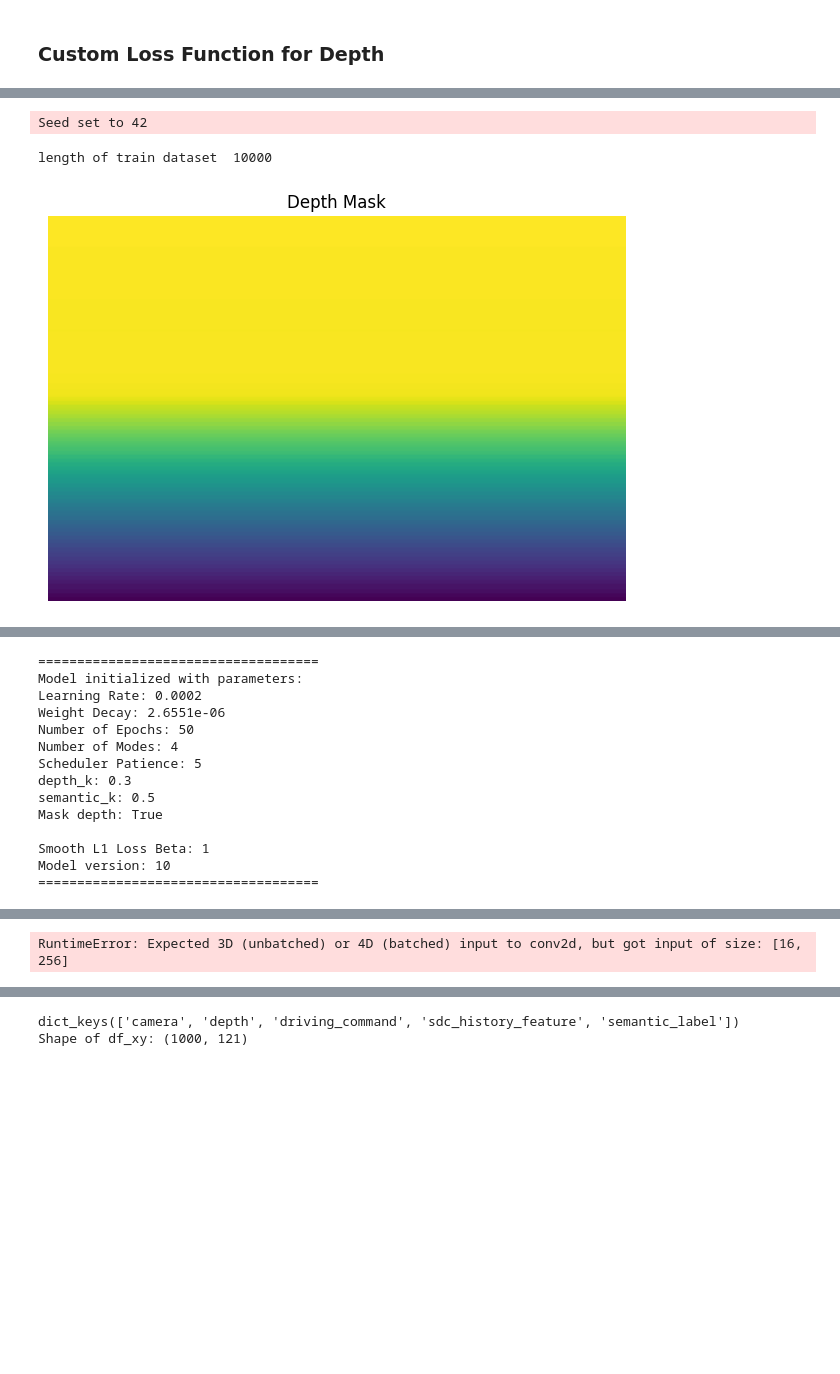
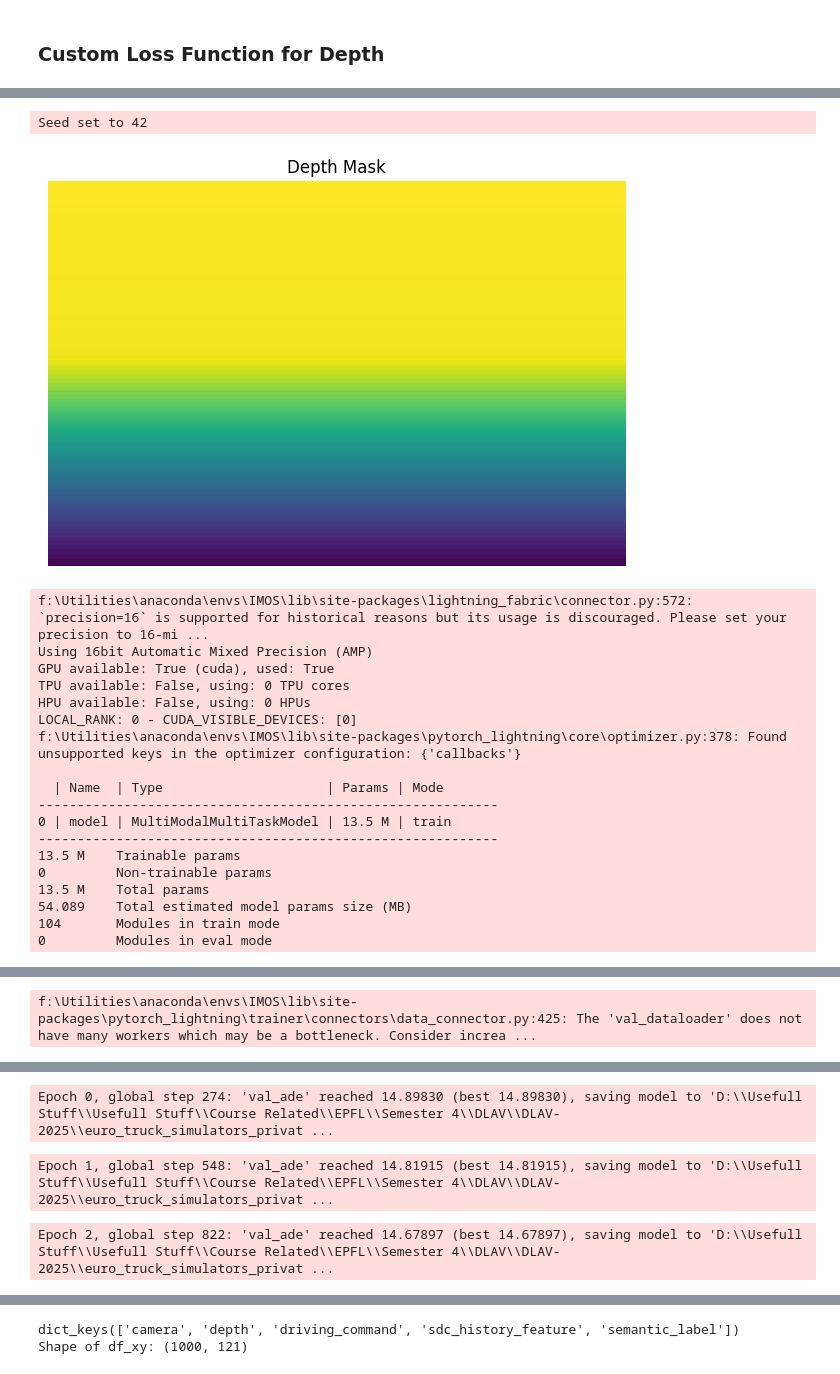
Before and after one commit to vita-student-projects/2025_euro_truck_simulators, a Jupyter notebook: project_phase2.ipynb, the cells around one changed output, grey strips where cells are left out. Drawn from its saved outputs; the diff is of its cells as text; code cells hidden in the pictures; blank space fills up the shorter version.

```diff
--- a/project_phase2.ipynb
+++ b/project_phase2.ipynb
@@ -225,14 +234,23 @@ class SharedEncoder(nn.Module):
         super().__init__()
         resnet = models.resnet18(weights=True)
         self.encoder = nn.Sequential(*list(resnet.children())[:-2])  # (B, 512, H/32, W/32)
-        self.visual_pool = nn.AdaptiveAvgPool2d((1, 1))  # Only for fusion
-        self.visual_fc = nn.Linear(512, 256)
+        self.visual_pool = nn.AdaptiveAvgPool2d((1, 1))  # For global features
+
+        # Add a proper feature reduction layer for the decoders
+        self.feature_reduction = nn.Conv2d(512, 256, kernel_size=1)
+        self.visual_fc = nn.Linear(512, 256)  # For trajectory prediction
 
     def forward(self, x):
         feat_map = self.encoder(x)  # (B, 512, H, W)
+
+        # Process feature map for decoders
+        reduced_feat_map = self.feature_reduction(feat_map)  # (B, 256, H, W)  # added this
+
+        # Global features for trajectory prediction
         pooled = self.visual_pool(feat_map).view(x.size(0), -1)  # (B, 512)
         pooled = self.visual_fc(pooled)  # (B, 256)
-        return feat_map, pooled
+
+        return reduced_feat_map, pooled
 
 
 class SemanticDecoder(nn.Module):
@@ -328,12 +346,14 @@ class MultiModalMultiTaskModel(nn.Module):
         # Encode image
         img_feat_map, img_feat_vector = self.image_encoder(img)
 
+        # Task-specific predictions
         depth_pred = self.depth_decoder(img_feat_map)
         semantic_pred_logits = self.semantic_decoder(img_feat_map)
 
         # Encode history
         hist_feat = self.hist_encoder(hist)
 
+        # Combine image and history features
         combined = torch.cat([img_feat_vector, hist_feat], dim=1)
 
         # Fusion layer
@@ -434,7 +454,7 @@ from pytorch_lightning import LightningModule
 
 class LightningDrivingPlanner(pl.LightningModule):
     def __init__(self, lr=1e-4, weight_decay=1e-4, epochs=50, scheduler_patience=5,
-                 max_pred_len=60, num_modes=4, curriculum_epochs=10, grad_clip=7.0, depth_mask=None, depth_k = 0.1, semantic_k = 0.1, beta=1
+                 max_pred_len=60, num_modes=6, curriculum_epochs=10, grad_clip=7.0, depth_mask=None, depth_k = 0.1, semantic_k = 0.1, beta=1
                  ):
         super().__init__()
         self.lr = lr
@@ -498,9 +518,6 @@ class LightningDrivingPlanner(pl.LightningModule):
         semantic_loss = nn.CrossEntropyLoss()(semantic_pred_logits, semantic_gt)
         # Combine losses with weighted sum
         loss =  self.depth_k * depth_loss + traj_loss + self.semantic_k * semantic_loss
-
-        # Gradient clipping
-        self.clip_gradients(self.trainer.optimizers[0], gradient_clip_val=self.grad_clip)
 
         # Log metrics
         self.log('train_loss', loss, on_step=True, on_epoch=True, prog_bar=True)
@@ -952,7 +998,38 @@ Epoch 8, global step 2817: 'val_ade' reached 12.58483 (best 12.58483), saving mo
 # %%
-model, val_loader, best_model_val_loss = run_experiment(max_epochs=50, batch_size=32, lr=2e-4, weight_decay=2.6551e-6, scheduler_patience=5, beta = 1,
-                   augment_train=True, augment_val=False, seed=42, logger_name='multitask_driving_planner_with_semantics', mask_depth=True, depth_k = 0.3, semantic_k = 0.5)
+kfold_mean_loss = kfold_run_experiment(
+    max_epochs=50,
+    batch_size=32,
+    lr=2e-4,
+    weight_decay=2.6551e-6,
+    scheduler_patience=5,
+    beta=1.0,
+    seed=42,
+    logger_name='kfold_run',
+    mask_depth=True,
+    depth_k=0.3,
+    semantic_k=0.5,
+    augment_train=True,
+    augment_val=True,
+    K=4
+)
 # %% [output]
 Seed set to 42
+[figure]
-length of train dataset  10000
+f:\Utilities\anaconda\envs\IMOS\lib\site-packages\lightning_fabric\connector.py:572: `precision=16` is supported for historical reasons but its usage is discouraged. Please set your precision to 16-mi ...
+Using 16bit Automatic Mixed Precision (AMP)
+GPU available: True (cuda), used: True
+TPU available: False, using: 0 TPU cores
+HPU available: False, using: 0 HPUs
+LOCAL_RANK: 0 - CUDA_VISIBLE_DEVICES: [0]
+f:\Utilities\anaconda\envs\IMOS\lib\site-packages\pytorch_lightning\core\optimizer.py:378: Found unsupported keys in the optimizer configuration: {'callbacks'}
+
+  | Name  | Type                     | Params | Mode
+-----------------------------------------------------------
+0 | model | MultiModalMultiTaskModel | 13.5 M | train
+-----------------------------------------------------------
+13.5 M    Trainable params
+0         Non-trainable params
+13.5 M    Total params
+54.089    Total estimated model params size (MB)
+104       Modules in train mode
+0         Modules in eval mode
-[figure]
@@ -978,14 +1050 @@ f:\Utilities\anaconda\envs\IMOS\lib\site-packages\pytorch_lightning\core\optimiz
-====================================
-Model initialized with parameters:
-Learning Rate: 0.0002
-Weight Decay: 2.6551e-06
-Number of Epochs: 50
-Number of Modes: 4
-Scheduler Patience: 5
-depth_k: 0.3
-semantic_k: 0.5
-Mask depth: True
-
-Smooth L1 Loss Beta: 1
-Model version: 10
-====================================
+f:\Utilities\anaconda\envs\IMOS\lib\site-packages\pytorch_lightning\trainer\connectors\data_connector.py:425: The 'val_dataloader' does not have many workers which may be a bottleneck. Consider increa ...
@@ -993 +1052,3 @@ f:\Utilities\anaconda\envs\IMOS\lib\site-packages\pytorch_lightning\trainer\conn
-RuntimeError: Expected 3D (unbatched) or 4D (batched) input to conv2d, but got input of size: [16, 256]
+Epoch 0, global step 274: 'val_ade' reached 14.89830 (best 14.89830), saving model to 'D:\\Usefull Stuff\\Usefull Stuff\\Course Related\\EPFL\\Semester 4\\DLAV\\DLAV-2025\\euro_truck_simulators_privat ...
+Epoch 1, global step 548: 'val_ade' reached 14.81915 (best 14.81915), saving model to 'D:\\Usefull Stuff\\Usefull Stuff\\Course Related\\EPFL\\Semester 4\\DLAV\\DLAV-2025\\euro_truck_simulators_privat ...
+Epoch 2, global step 822: 'val_ade' reached 14.67897 (best 14.67897), saving model to 'D:\\Usefull Stuff\\Usefull Stuff\\Course Related\\EPFL\\Semester 4\\DLAV\\DLAV-2025\\euro_truck_simulators_privat ...
```
Also changed, not shown: parts of 25 cells of this notebook.
